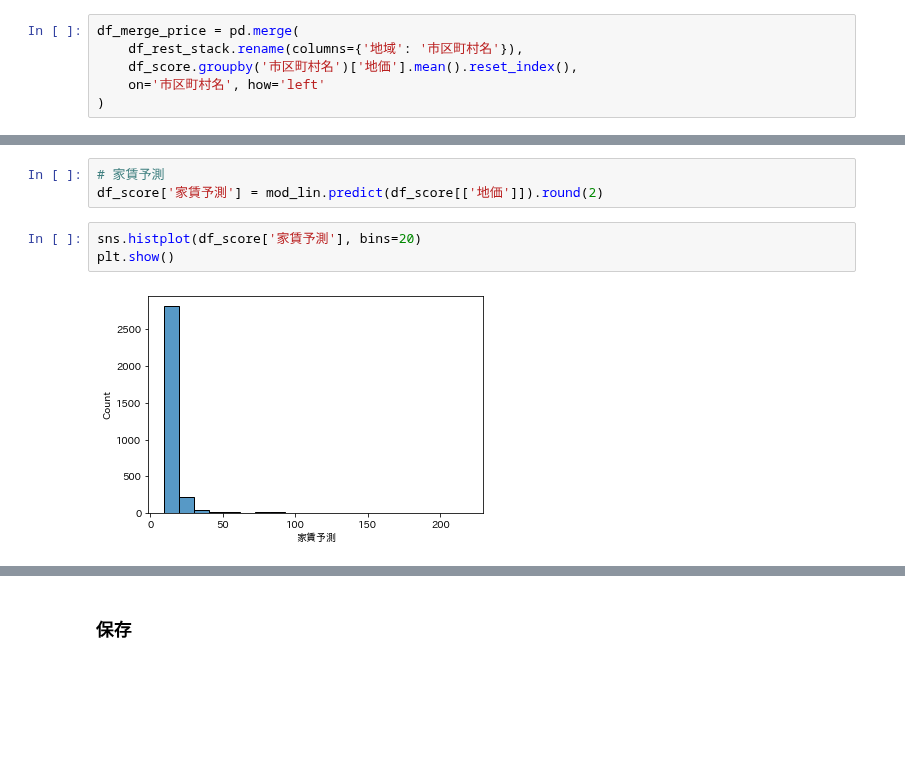
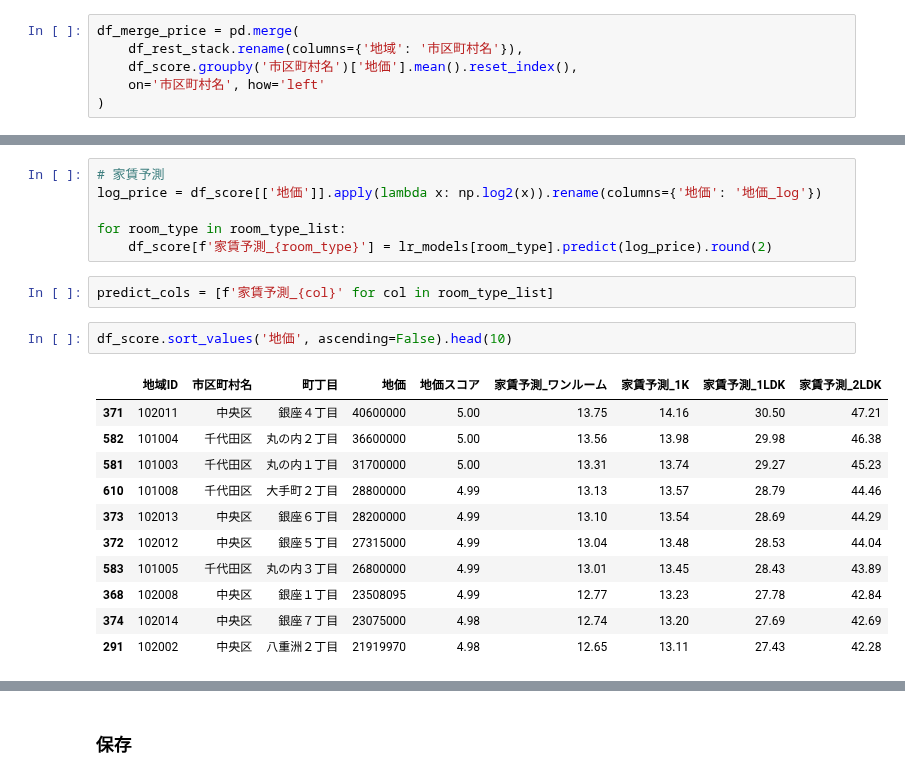
Before and after one commit to z-guard/analysis, a Jupyter notebook: notebooks/land_price_score.ipynb, the cells around one changed output, grey strips where cells are left out. Saved outputs shown, nothing was run; the diff lists cells and outputs as text; blank space fills up the shorter version.

```diff
--- a/notebooks/land_price_score.ipynb
+++ b/notebooks/land_price_score.ipynb
@@ -301,9 +319,23 @@ plt.show()
-# %%
-# 家賃予測
-df_score['家賃予測'] = mod_lin.predict(df_score[['地価']]).round(2)
-# %%
-sns.histplot(df_score['家賃予測'], bins=20)
-plt.show()
-# %% [output]
-[figure, removed]
+# %%
+# 家賃予測
+log_price = df_score[['地価']].apply(lambda x: np.log2(x)).rename(columns={'地価': '地価_log'})
+
+for room_type in room_type_list:
+    df_score[f'家賃予測_{room_type}'] = lr_models[room_type].predict(log_price).round(2)
+# %%
+predict_cols = [f'家賃予測_{col}' for col in room_type_list]
+# %%
+df_score.sort_values('地価', ascending=False).head(10)
+# %% [output]
+|  | 地域ID | 市区町村名 | 町丁目 | 地価 | 地価スコア | 家賃予測_ワンルーム | 家賃予測_1K | 家賃予測_1LDK | 家賃予測_2LDK |
+| 371 | 102011 | 中央区 | 銀座４丁目 | 40600000 | 5.00 | 13.75 | 14.16 | 30.50 | 47.21 |
+| 582 | 101004 | 千代田区 | 丸の内２丁目 | 36600000 | 5.00 | 13.56 | 13.98 | 29.98 | 46.38 |
+| 581 | 101003 | 千代田区 | 丸の内１丁目 | 31700000 | 5.00 | 13.31 | 13.74 | 29.27 | 45.23 |
+| 610 | 101008 | 千代田区 | 大手町２丁目 | 28800000 | 4.99 | 13.13 | 13.57 | 28.79 | 44.46 |
+| 373 | 102013 | 中央区 | 銀座６丁目 | 28200000 | 4.99 | 13.10 | 13.54 | 28.69 | 44.29 |
+| 372 | 102012 | 中央区 | 銀座５丁目 | 27315000 | 4.99 | 13.04 | 13.48 | 28.53 | 44.04 |
+| 583 | 101005 | 千代田区 | 丸の内３丁目 | 26800000 | 4.99 | 13.01 | 13.45 | 28.43 | 43.89 |
+| 368 | 102008 | 中央区 | 銀座１丁目 | 23508095 | 4.99 | 12.77 | 13.23 | 27.78 | 42.84 |
+| 374 | 102014 | 中央区 | 銀座７丁目 | 23075000 | 4.98 | 12.74 | 13.20 | 27.69 | 42.69 |
+| 291 | 102002 | 中央区 | 八重洲２丁目 | 21919970 | 4.98 | 12.65 | 13.11 | 27.43 | 42.28 |
 # %%
```
Also changed, not shown: parts of 13 cells of this notebook.
